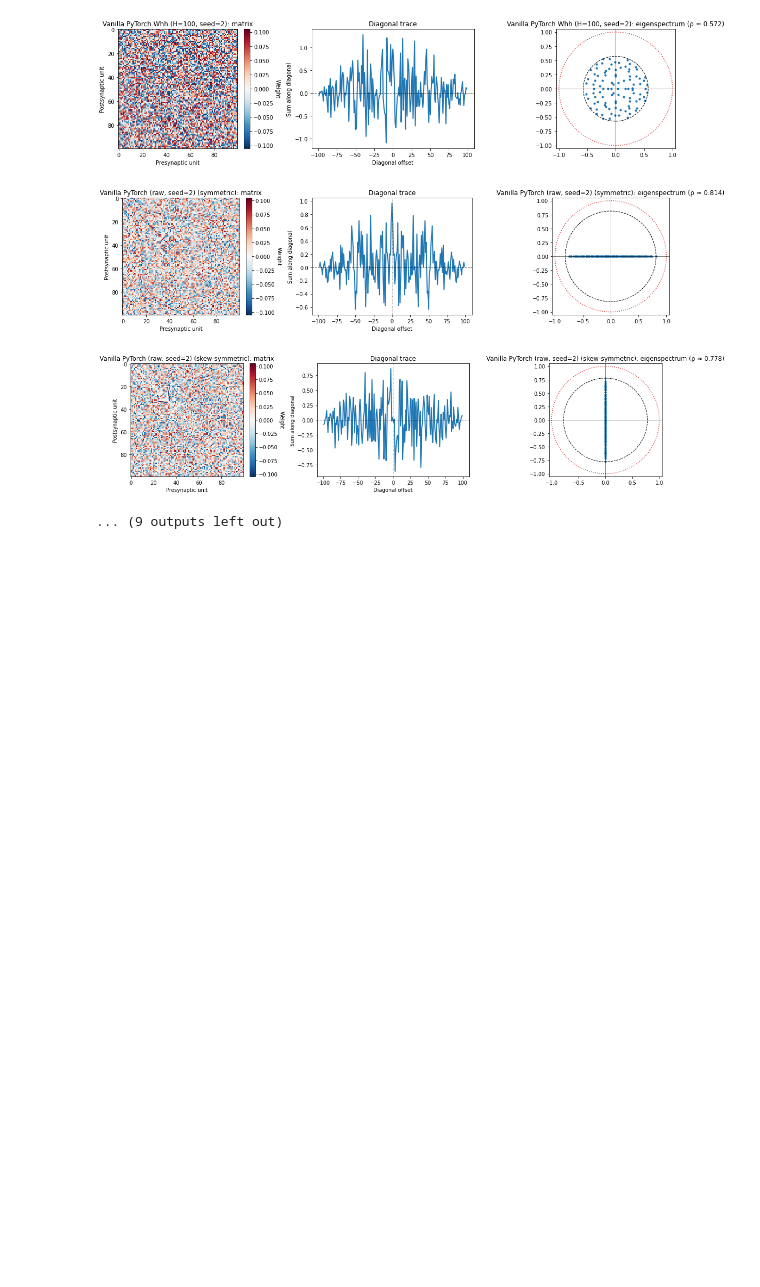
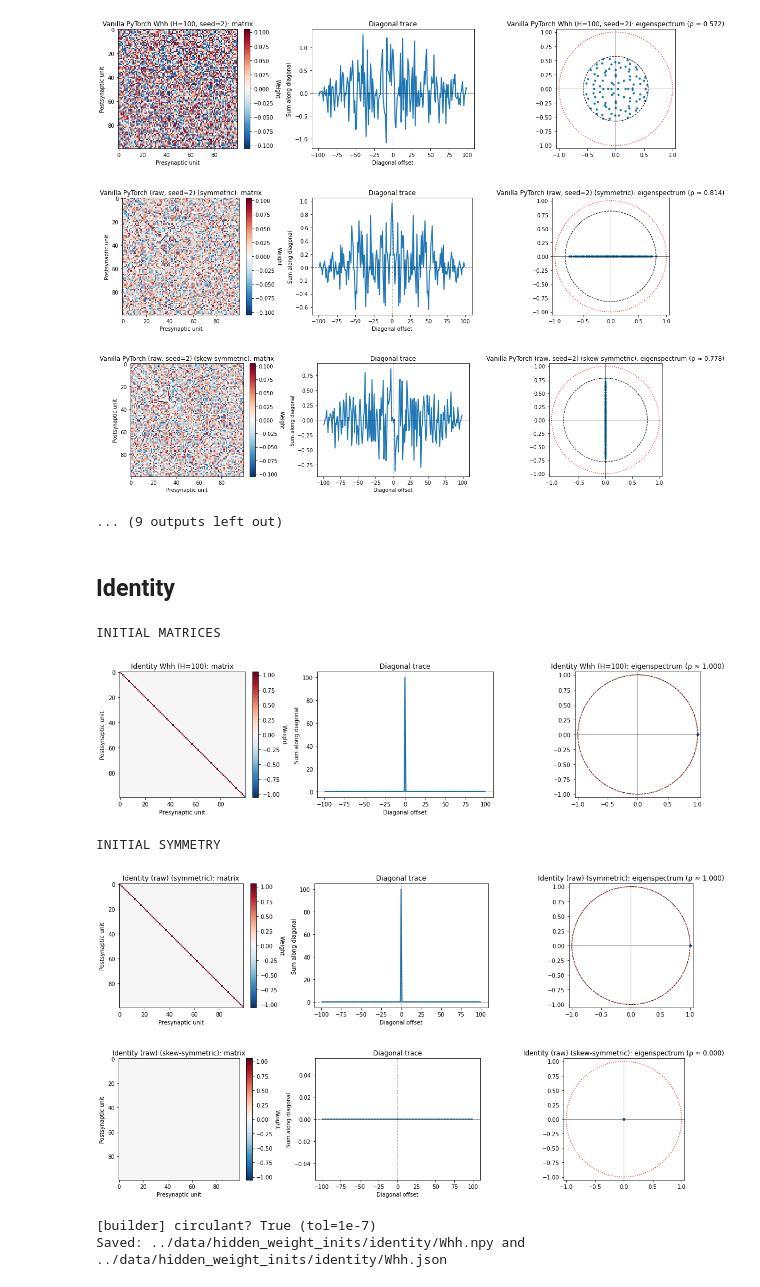
Before and after one commit to margotwagner/wagner2026philtrans, a Jupyter notebook: notebooks/hidden-weight-builder.ipynb, the cells around one changed output. Drawn from its saved outputs; the diff is of its cells as text; code cells hidden in the pictures; blank space fills up the shorter version.

Commit message:
added identity hidden weight functionality

```diff
--- a/notebooks/hidden-weight-builder.ipynb
+++ b/notebooks/hidden-weight-builder.ipynb
@@ -87,3 +88,44 @@ Saved: ../data/hidden_weight_inits/dense/random_pytorch/seed001/Whh.npy and ../d
 [figure]
 [figure]
 ... (9 outputs left out)
+# %% [markdown]
+## Identity
+# %%
+# --- identity matrix ---
+W = bhw.build_shift(n=HIDDEN_N, value=1.0, offset=0, cyclic=True)
+
+# quick plots
+print("INITIAL MATRICES")
+hw.plot_weight_all(W, title=f"Identity Whh (H={HIDDEN_N})")
+
+# symmetry
+print("INITIAL SYMMETRY")
+hw.plot_sym_asym(W, base_title="Identity (raw)")
+
+# verify circulant
+ok = hw.is_circulant(W, tol=1e-7)
+print("[builder] circulant? {} (tol=1e-7)".format(ok))
+assert ok, "Expected a circulant matrix"
+
+# save variants
+dense_root = "../data/hidden_weight_inits/identity"
+
+hw.save_matrix(
+    W,
+    dense_root,
+    "Whh",
+    meta={
+        "backend": "dense",
+        "family": "identity",
+        "hidden_n": HIDDEN_N,
+        "norm": "raw",
+    },
+)
+# %% [output]
+INITIAL MATRICES
+[figure, added]
+INITIAL SYMMETRY
+[figure, added]
+[figure, added]
+[builder] circulant? True (tol=1e-7)
+Saved: ../data/hidden_weight_inits/identity/Whh.npy and ../data/hidden_weight_inits/identity/Whh.json
```
Also changed, not shown: parts of 3 cells of this notebook, 3 other files.
